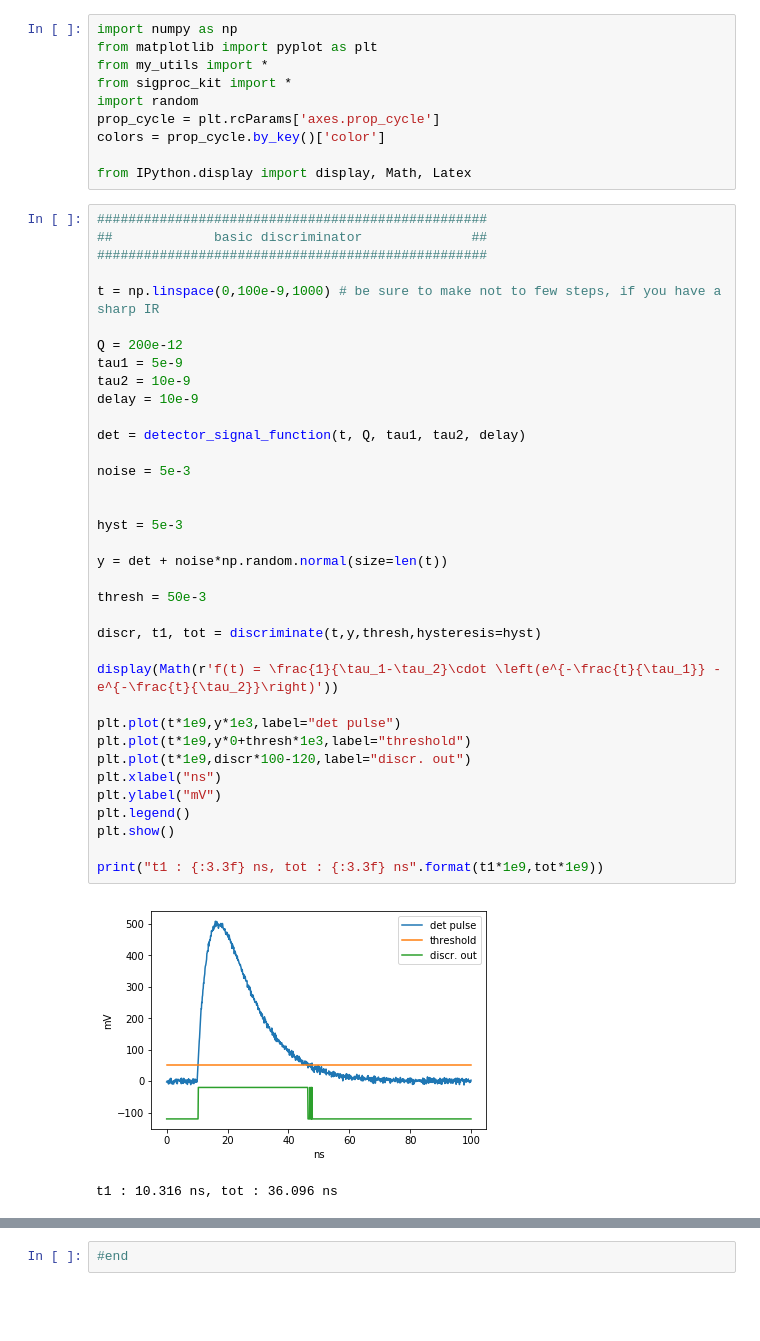
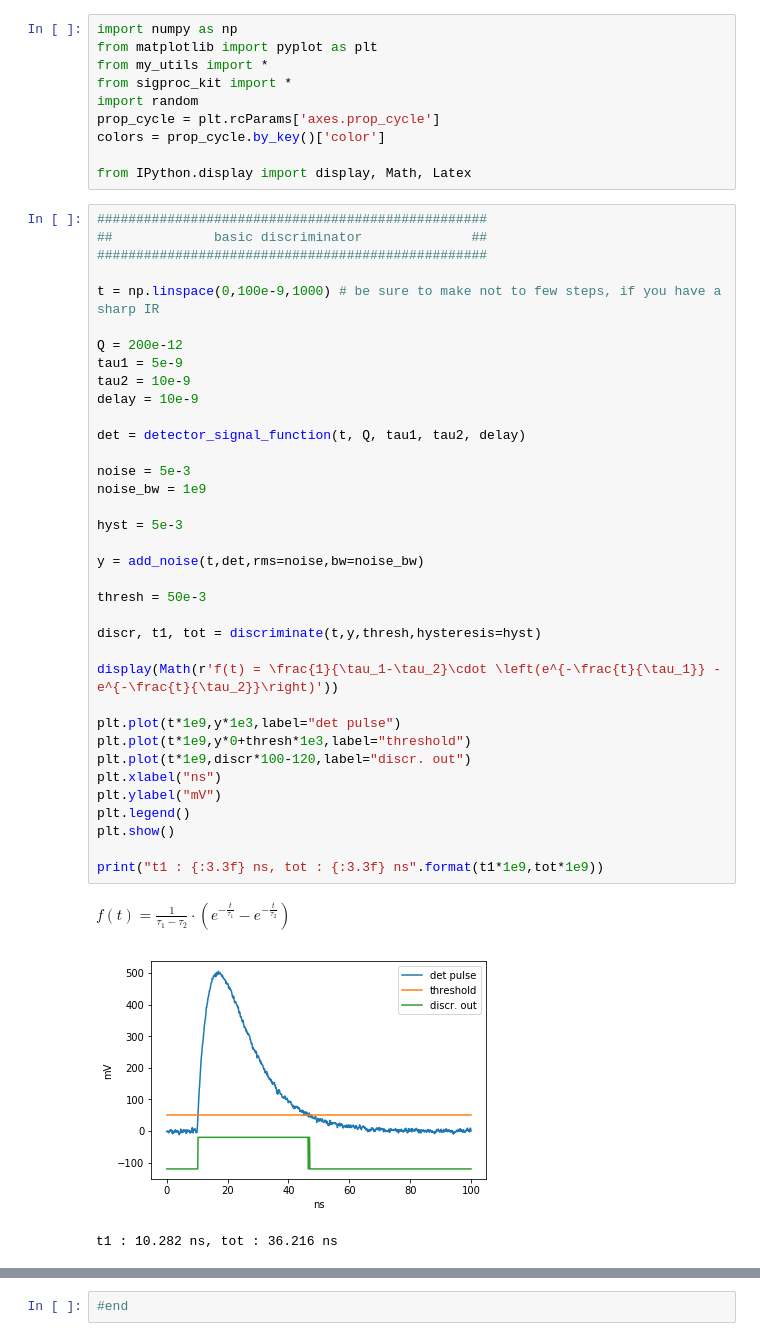
Before and after one commit to acidbourbon/lab_bench, a Jupyter notebook: workdir/jupyter/software_examples/soft_discriminator_walk_theory_noise.ipynb, the cells around one changed output, grey strips where cells are left out. Drawn from its saved outputs; the diff is of its cells as text; blank space fills up the shorter version.

```diff
--- a/workdir/jupyter/software_examples/soft_discriminator_walk_theory_noise.ipynb
+++ b/workdir/jupyter/software_examples/soft_discriminator_walk_theory_noise.ipynb
@@ -16,34 +16,35 @@ from IPython.display import display, Math, Latex
 t = np.linspace(0,100e-9,1000) # be sure to make not to few steps, if you have a sharp IR
 
 Q = 200e-12
 tau1 = 5e-9
 tau2 = 10e-9
 delay = 10e-9
 
 det = detector_signal_function(t, Q, tau1, tau2, delay)
 
 noise = 5e-3
-
+noise_bw = 1e9
 
 hyst = 5e-3
 
-y = det + noise*np.random.normal(size=len(t))
+y = add_noise(t,det,rms=noise,bw=noise_bw)
 
 thresh = 50e-3
 
 discr, t1, tot = discriminate(t,y,thresh,hysteresis=hyst)
 
 display(Math(r'f(t) = \frac{1}{\tau_1-\tau_2}\cdot \left(e^{-\frac{t}{\tau_1}} - e^{-\frac{t}{\tau_2}}\right)'))
 
 plt.plot(t*1e9,y*1e3,label="det pulse")
 plt.plot(t*1e9,y*0+thresh*1e3,label="threshold")
 plt.plot(t*1e9,discr*100-120,label="discr. out")
 plt.xlabel("ns")
 plt.ylabel("mV")
 plt.legend()
 plt.show()
 
 print("t1 : {:3.3f} ns, tot : {:3.3f} ns".format(t1*1e9,tot*1e9))
 # %% [output]
+$\displaystyle f(t) = \frac{1}{\tau_1-\tau_2}\cdot \left(e^{-\frac{t}{\tau_1}} - e^{-\frac{t}{\tau_2}}\right)$
-[figure, old version]
+[figure, new version]
-t1 : 10.316 ns, tot : 36.096 ns
+t1 : 10.282 ns, tot : 36.216 ns
```
Also changed, not shown: parts of 5 cells of this notebook, 2 other files.
